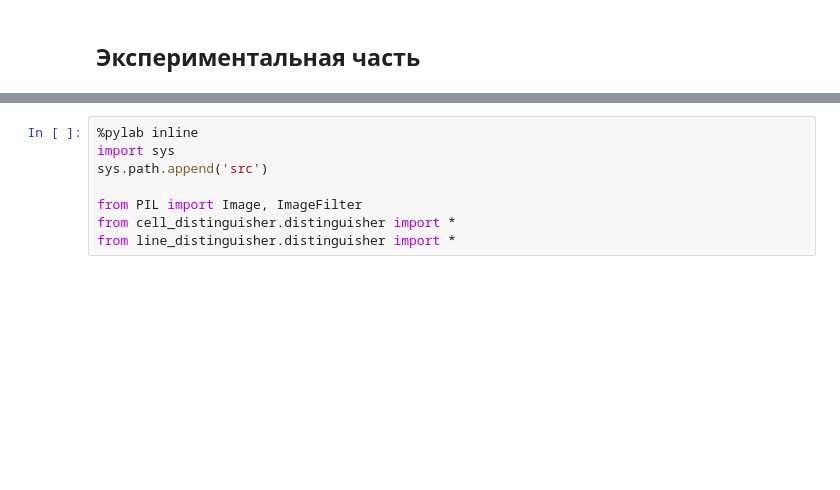
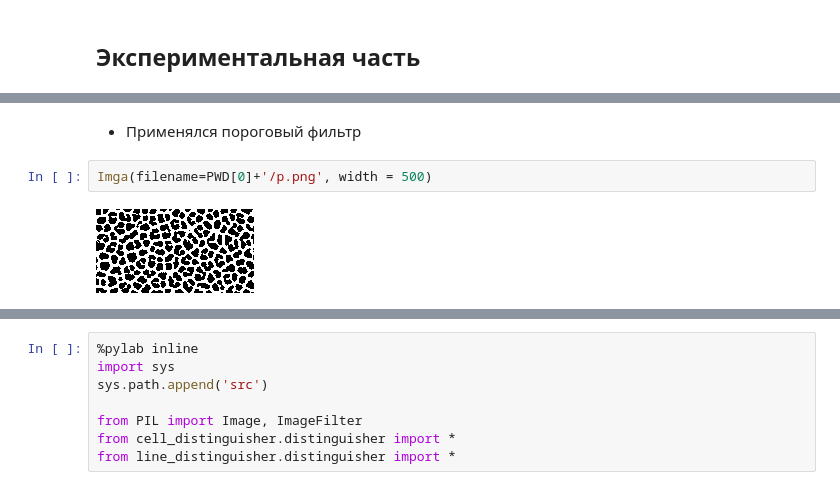
Before and after one commit to vdrhtc/CellDistinguisher, a Jupyter notebook: PIL_Test.ipynb, the cells around one changed output, grey strips where cells are left out. Drawn from its saved outputs; the diff is of its cells as text; blank space fills up the shorter version.

```diff
--- a/PIL_Test.ipynb
+++ b/PIL_Test.ipynb
@@ -16,0 +41,6 @@
+# %% [markdown]
+- Применялся пороговый фильтр
+# %%
+Imga(filename=PWD[0]+'/p.png', width = 500)
+# %% [output]
+[figure, added]
```
Also changed, not shown: parts of 23 cells of this notebook, 5 other files.
